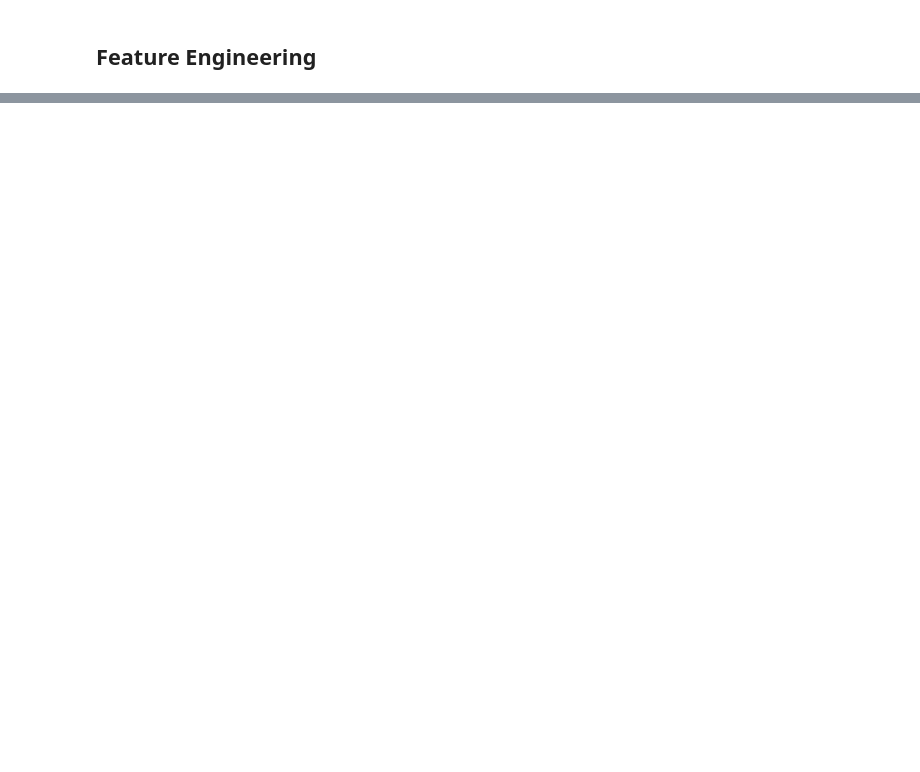
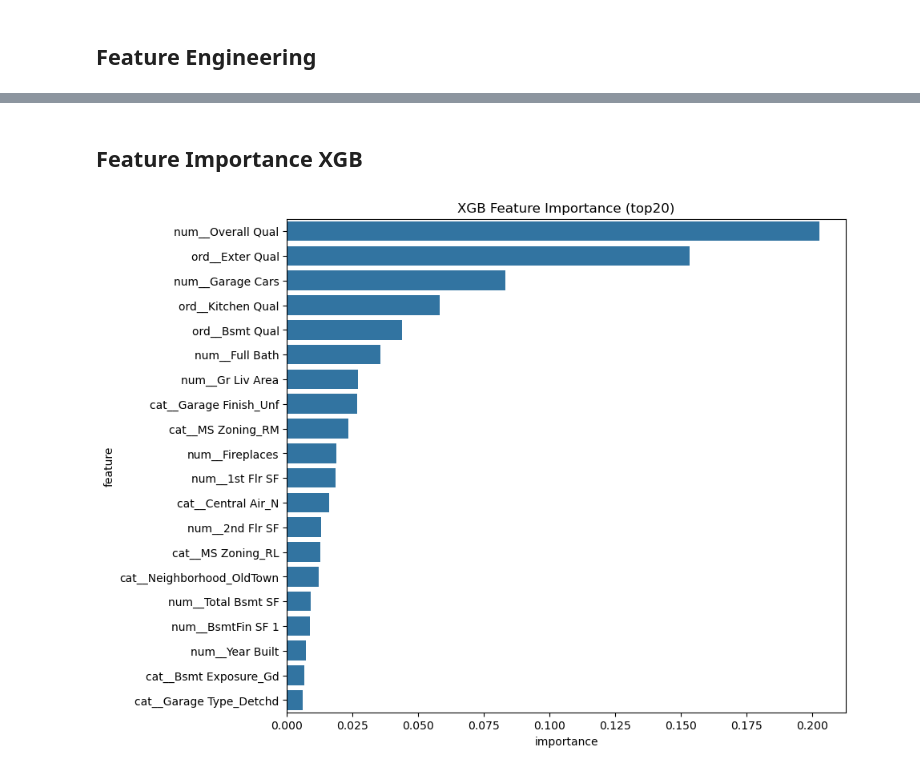
Before and after one commit to back2daroots/Ames_Housing, a Jupyter notebook: Notebooks/ames_housing.ipynb, the cells around one changed output, grey strips where cells are left out. Cells and saved outputs as stored; diff of their text form; code cells hidden in the pictures; blank space fills up the shorter version.

```diff
--- a/Notebooks/ames_housing.ipynb
+++ b/Notebooks/ames_housing.ipynb
@@ -460,0 +155,2 @@ plt.savefig('xgb_feature_importance(top20.png')
+# %%
+feature_eng = AddFeatures()
@@ -460,0 +334,29 @@ plt.savefig('xgb_feature_importance(top20.png')
+# %%
+best_models = {}
+grid_results = {}
+results_summary = []
+for name in ['Ridge', 'Lasso', 'RandomForest', 'XGB']:
+    print(f'\n=== GridSearchCV: {name} ===')
+    gs = run_grid_search(name, X_train, y_train, cv_splits=3, scoring='neg_root_mean_squared_error')
+    best = gs.best_estimator_
+    cv_rmse = -gs.best_score_
+    hold = evaluate_holdout(best, X_test, y_test)
+    row = {
+        'dataset': 'Ames',
+        'target': 'SalePrice',
+        'model': name,
+        'cv_splits': 3,
+        'cv_rmse': cv_rmse,
+        'test_rmse': hold['rmse'],
+        'test_mae': hold['mae'],
+        'test_r2': hold['r2'],
+        'best_params': gs.best_params_
+    }
+    append_log(row)
+    results_summary.append(row)
+
+    best_models[name] = best
+    grid_results[name] = gs
+
+summary_df = pd.DataFrame(results_summary).sort_values('test_rmse')
+print(summary_df[['model', 'cv_rmse', 'test_rmse', 'test_mae', 'test_r2']])
@@ -460,0 +379,16 @@ plt.savefig('xgb_feature_importance(top20.png')
+# %% [markdown]
+## Feature Importance XGB
+# %%
+feature_names = best.named_steps['preproc'].get_feature_names_out()
+xgb = best.named_steps['model']
+importances = xgb.feature_importances_
+
+fi_df = (pd.DataFrame({'feature': feature_names, 'importance': importances})
+        .sort_values('importance', ascending=False))
+
+plt.figure(figsize=(9, 8))
+sns.barplot(x='importance', y='feature', data=fi_df.head(20))
+plt.title('XGB Feature Importance (top20)')
+plt.savefig('xgb_feature_importance(top20.png')
+# %% [output]
+[figure, added]
```
Also changed, not shown: parts of 66 cells of this notebook.
